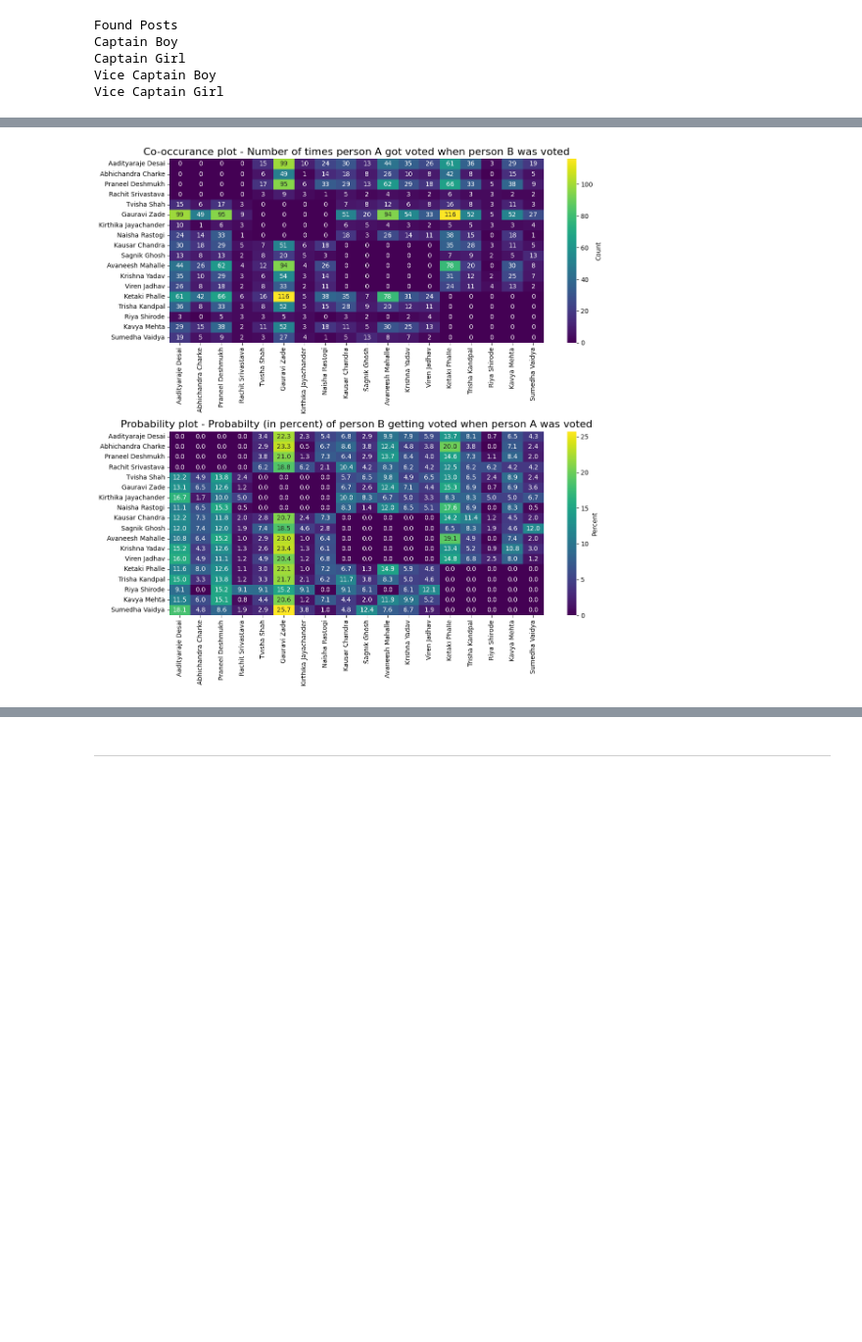
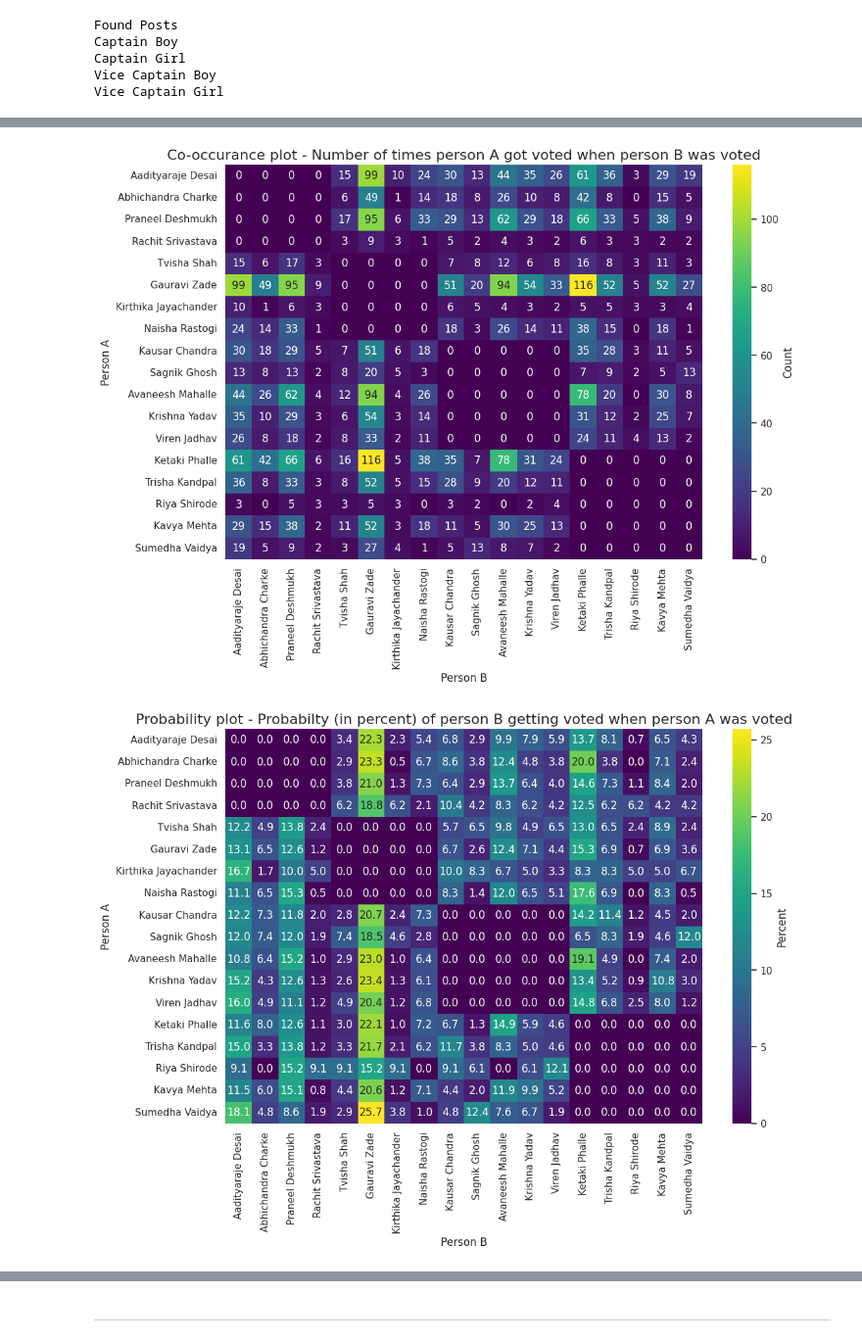
Before and after one commit to d1vij/ip-proj, a Jupyter notebook: proj-nb.ipynb, the cells around one changed output, grey strips where cells are left out. Shown at 98% size. Cells and saved outputs as stored; diff of their text form; code cells hidden in the pictures; blank space fills up the shorter version.

```diff
--- a/proj-nb.ipynb
+++ b/proj-nb.ipynb
@@ -437,8 +332,0 @@ Sumedha_Vaidya got zero votes in classes-> 10A 10D 10E 10G 11C 11D 11E 12B 12D 9
-# %%
-# classes where a candidate won majority of votes
-
-for post_name, post_df in result_dataframes.items():
-    print("\n", name, sep="")
-
-    print(post_df.idxmax())
-    print()
@@ -466,5 +332,0 @@ dtype: object
-# %%
-for post_name, post_df in result_dataframes.items():
-    for name in post_df.columns:
-        print(name)
-        query(f"select max({name}) as 'Got Votes', class from {replace_spaces(post_name)}")
@@ -506,7 +362,7 @@ for idx, (post_name, post_df) in enumerate(result_dataframes.items()):
         select {', '.join([f"sum({name}) as {name}" for name in post_df.columns])}
         from {replace_spaces(post_name)}
         """,
-        table_heading="Total Votes for " + post_name
+        table_heading="Total Votes for - " + post_name
     )
     print()
     sns.barplot(post_df.sum(), ax=axes[positions[idx]]) #type: ignore
@@ -606,7 +474,7 @@ plot_popularity_trends("Vice Captain Girl", vcg)
 # %%
 total_classes = len(cb.index)
 
-fig, axes = plt.subplots(2, 2, figsize=(10, 7.5), constrained_layout=True)
+fig, axes = plt.subplots(2, 2, figsize=(10, 7), constrained_layout=True)
 fig.suptitle("Share (percent) of Classes in which a Candidate has a majority    ", fontsize=20)
 
 subplot_positions = [
@@ -622,6 +490,7 @@ colors = plt.cm.copper_r(np.linspace(0,0.50,5)) # type: ignore
 for idx, (post_name, post_df) in enumerate(result_dataframes.items()):
     pos = subplot_positions[idx]
 
+    # Column wise maximum will give the winning candidate of that class
     classes_won_by_candidate_series = post_df.idxmax(1)
     count_series = (classes_won_by_candidate_series
                         .groupby(classes_won_by_candidate_series)
@@ -654,9 +560,4 @@ plt.show()
 # %%
-"""
-Rank correlation
-See if voters who supported Candidate A also tended to support Candidate B.
-"""
-
 # constructing votes matrix
 # vote matrix contains which candidate was voted for which post in any particular voting session
 vote_matrix = pd.DataFrame(columns=list(candidate_data.keys()))
@@ -689,44 +590,51 @@ for idx, session in vote_matrix.iterrows():
 # conditional probabilty matrix is created by normalizing columns of co-occurance matrix
 # normalizing means dividing each row of co-occurance matrix by the total votes in that row
 # the matrix gives the probabilty of person b (x axis) being voted when person A (y axis) was voted
 probability_matrix = co_occurance_matrix.div(co_occurance_matrix.sum(axis=1), axis=0)
 
-
-fig, axes = plt.subplots(2, 1, figsize=(12, 12))
-
-axes[0].set_title(
+# ---- first plot ----
+fig1, ax1 = plt.subplots(figsize=(12, 8))
+ax1.set_title(
     "Co-occurance plot - Number of times person A got voted when person B was voted",
     size=16,
 )
-axes[0].set_xlabel("Person A", size=123)
-axes[0].set_ylabel("Person B", size=12)
 sns.heatmap(
     co_occurance_matrix,
     cmap="viridis",
     vmin=0,
     annot=True,
-    ax=axes[0],
+    ax=ax1,
     fmt=".0f",
     cbar_kws={"label": "Count"},
 )
+ax1.set_ylabel("Person A", size=12)
+ax1.set_xlabel("Person B", size=12)
+ax1.set_xticklabels(ax1.get_xticklabels(), rotation=90)
+ax1.set_yticklabels(ax1.get_yticklabels(), rotation=0)
+plt.show()
 
-axes[1].set_title(
+# ---- second plot ----
+fig2, ax2 = plt.subplots(figsize=(12, 8))
+ax2.set_title(
     "Probability plot - Probabilty (in percent) of person B getting voted when person A was voted",
     size=16,
 )
-axes[1].set_xlabel("Person A", size=12, labelpad=15)
-axes[1].set_ylabel("Person B", size=12, labelpad=15)
 sns.heatmap(
     probability_matrix * 100,
     cmap="viridis",
     vmin=0,
     annot=True,
-    ax=axes[1],
+    ax=ax2,
     fmt=".1f",
     cbar_kws={"label": "Percent"},
 )
+ax2.set_ylabel("Person A", size=12)
+ax2.set_xlabel("Person B", size=12)
+ax2.set_xticklabels(ax2.get_xticklabels(), rotation=90)
+ax2.set_yticklabels(ax2.get_yticklabels(), rotation=0)
+plt.show()
 
-plt.tight_layout()
-plt.show()
+# the percents here for a column dont add up to 100 cuz they are mutually exclusive events
 # %% [output]
-[figure, old version]
+[figure, new version]
+[figure, added]
```
Also changed, not shown: parts of 38 cells of this notebook, 6 other files.
